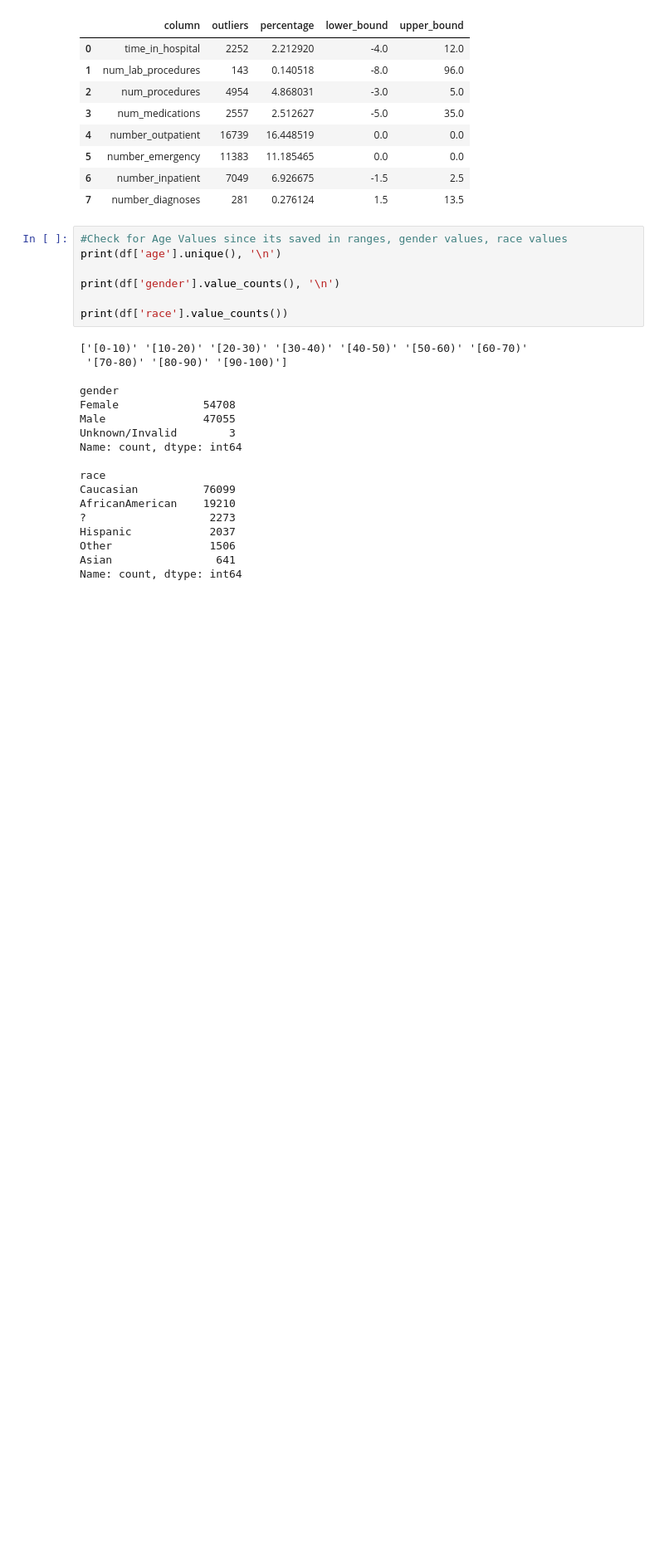
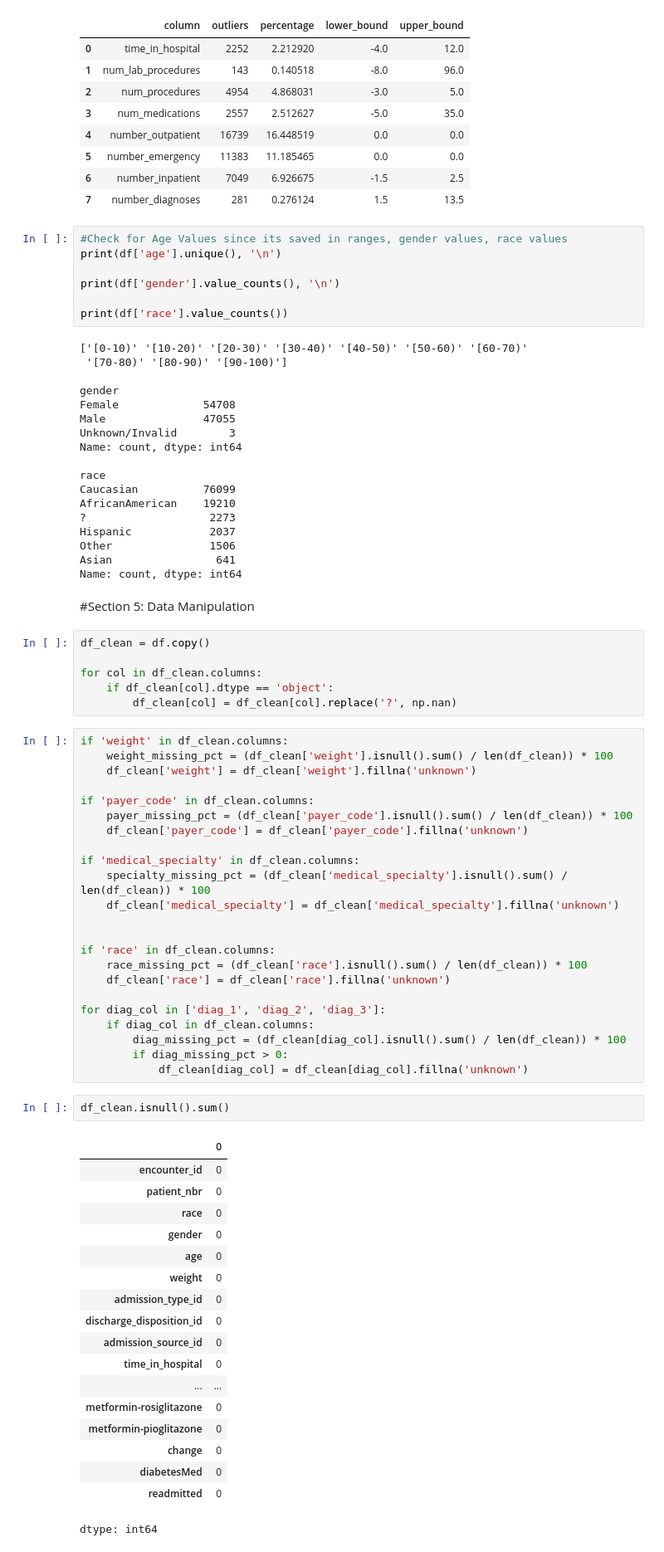
Before and after one commit to EduardoYaguar/act1_2p_si_eda_2_25_yaguar, a Jupyter notebook: act1_2p_si_eda_2_25_yaguar.ipynb, the cells around one changed output. Shown: that part at 83% size. Saved outputs shown, nothing was run; the diff lists cells and outputs as text; blank space fills up the shorter version.

Commit message:
Data Manipulation

```diff
--- a/act1_2p_si_eda_2_25_yaguar.ipynb
+++ b/act1_2p_si_eda_2_25_yaguar.ipynb
@@ -218,3 +218,55 @@ Hispanic            2037
 Other               1506
 Asian                641
 Name: count, dtype: int64
+# %% [markdown]
+#Section 5: Data Manipulation
+# %%
+df_clean = df.copy()
+
+for col in df_clean.columns:
+    if df_clean[col].dtype == 'object':
+        df_clean[col] = df_clean[col].replace('?', np.nan)
+# %%
+if 'weight' in df_clean.columns:
+    weight_missing_pct = (df_clean['weight'].isnull().sum() / len(df_clean)) * 100
+    df_clean['weight'] = df_clean['weight'].fillna('unknown')
+
+if 'payer_code' in df_clean.columns:
+    payer_missing_pct = (df_clean['payer_code'].isnull().sum() / len(df_clean)) * 100
+    df_clean['payer_code'] = df_clean['payer_code'].fillna('unknown')
+
+if 'medical_specialty' in df_clean.columns:
+    specialty_missing_pct = (df_clean['medical_specialty'].isnull().sum() / len(df_clean)) * 100
+    df_clean['medical_specialty'] = df_clean['medical_specialty'].fillna('unknown')
+
+
+if 'race' in df_clean.columns:
+    race_missing_pct = (df_clean['race'].isnull().sum() / len(df_clean)) * 100
+    df_clean['race'] = df_clean['race'].fillna('unknown')
+
+for diag_col in ['diag_1', 'diag_2', 'diag_3']:
+    if diag_col in df_clean.columns:
+        diag_missing_pct = (df_clean[diag_col].isnull().sum() / len(df_clean)) * 100
+        if diag_missing_pct > 0:
+            df_clean[diag_col] = df_clean[diag_col].fillna('unknown')
+# %%
+df_clean.isnull().sum()
+# %% [output]
+|  | 0 |
+| encounter_id | 0 |
+| patient_nbr | 0 |
+| race | 0 |
+| gender | 0 |
+| age | 0 |
+| weight | 0 |
+| admission_type_id | 0 |
+| discharge_disposition_id | 0 |
+| admission_source_id | 0 |
+| time_in_hospital | 0 |
+| ... | ... |
+| metformin-rosiglitazone | 0 |
+| metformin-pioglitazone | 0 |
+| change | 0 |
+| diabetesMed | 0 |
+| readmitted | 0 |
+dtype: int64
```
Also changed, not shown: parts of 1 cell of this notebook.
